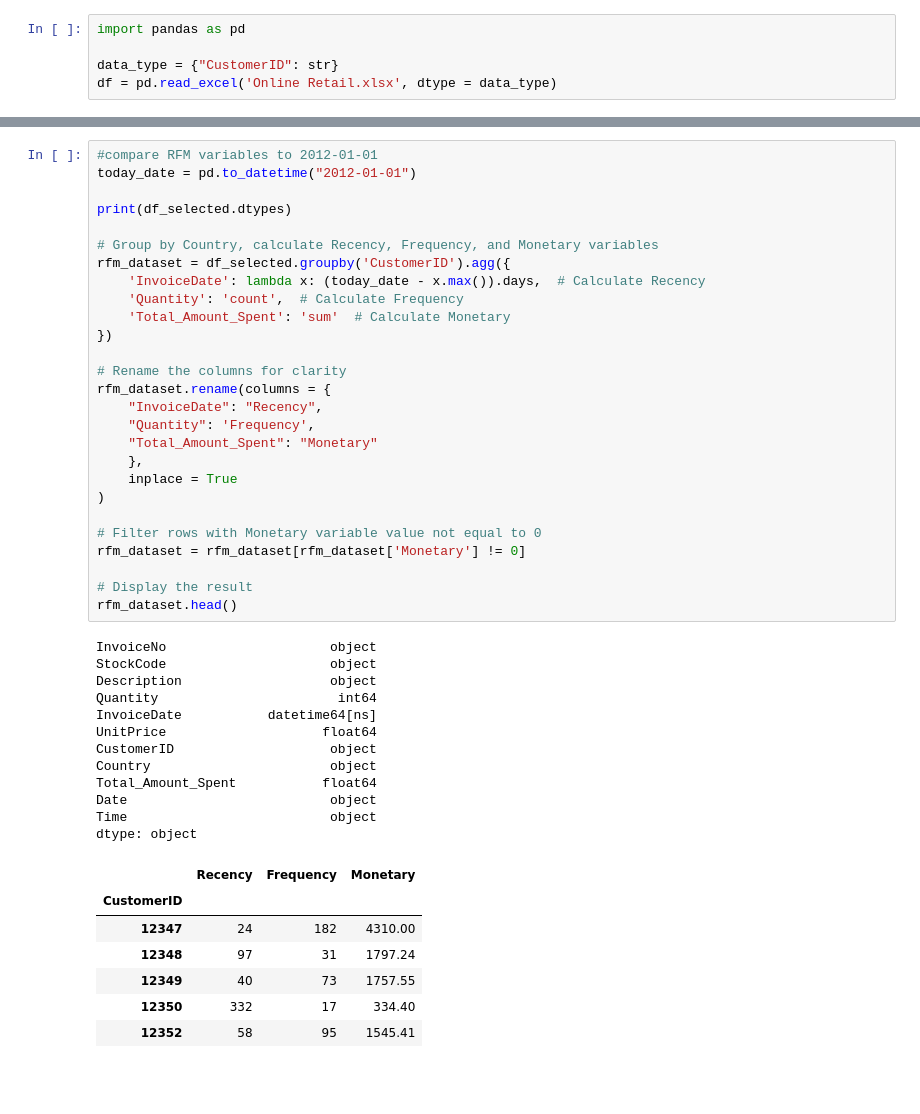
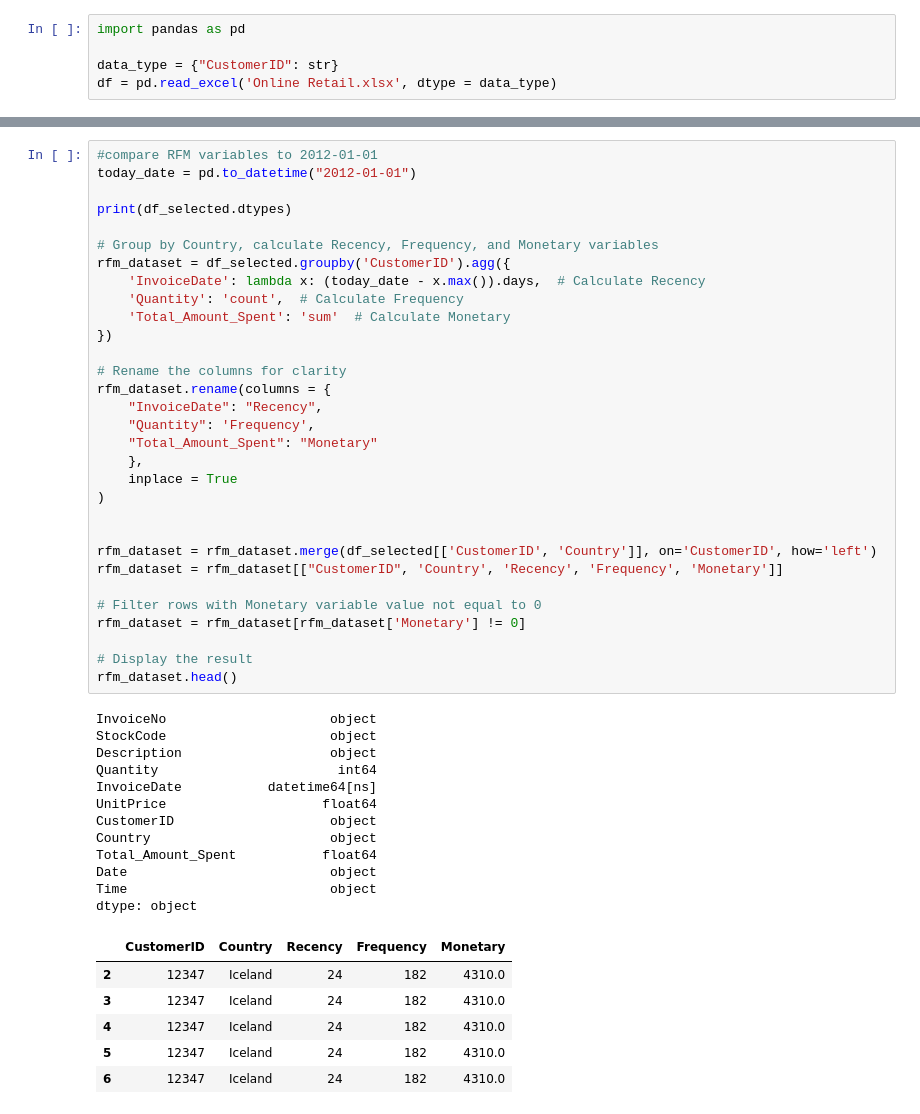
Before and after one commit to rhycha/ecommerce-transaction-data-analysis, a Jupyter notebook: app/src/code.ipynb, the cells around one changed output, grey strips where cells are left out. Cells and saved outputs as stored; diff of their text form; blank space fills up the shorter version.

```diff
--- a/app/src/code.ipynb
+++ b/app/src/code.ipynb
@@ -42,37 +42,40 @@ rfm_dataset = df_selected.groupby('CustomerID').agg({
     'Total_Amount_Spent': 'sum'  # Calculate Monetary
 })
 
 # Rename the columns for clarity
 rfm_dataset.rename(columns = {
     "InvoiceDate": "Recency",
     "Quantity": 'Frequency',
     "Total_Amount_Spent": "Monetary"
     },
     inplace = True
 )
 
+
+rfm_dataset = rfm_dataset.merge(df_selected[['CustomerID', 'Country']], on='CustomerID', how='left')
+rfm_dataset = rfm_dataset[["CustomerID", 'Country', 'Recency', 'Frequency', 'Monetary']]
+
 # Filter rows with Monetary variable value not equal to 0
 rfm_dataset = rfm_dataset[rfm_dataset['Monetary'] != 0]
 
 # Display the result
 rfm_dataset.head()
 # %% [output]
 InvoiceNo                     object
 StockCode                     object
 Description                   object
 Quantity                       int64
 InvoiceDate           datetime64[ns]
 UnitPrice                    float64
 CustomerID                    object
 Country                       object
 Total_Amount_Spent           float64
 Date                          object
 Time                          object
 dtype: object
-|  | Recency | Frequency | Monetary |
-| CustomerID |  |  |  |
-| 12347 | 24 | 182 | 4310.00 |
-| 12348 | 97 | 31 | 1797.24 |
-| 12349 | 40 | 73 | 1757.55 |
-| 12350 | 332 | 17 | 334.40 |
-| 12352 | 58 | 95 | 1545.41 |
+|  | CustomerID | Country | Recency | Frequency | Monetary |
+| 2 | 12347 | Iceland | 24 | 182 | 4310.0 |
+| 3 | 12347 | Iceland | 24 | 182 | 4310.0 |
+| 4 | 12347 | Iceland | 24 | 182 | 4310.0 |
+| 5 | 12347 | Iceland | 24 | 182 | 4310.0 |
+| 6 | 12347 | Iceland | 24 | 182 | 4310.0 |
```
Also changed, not shown: parts of 1 cell of this notebook, 1 other file.
